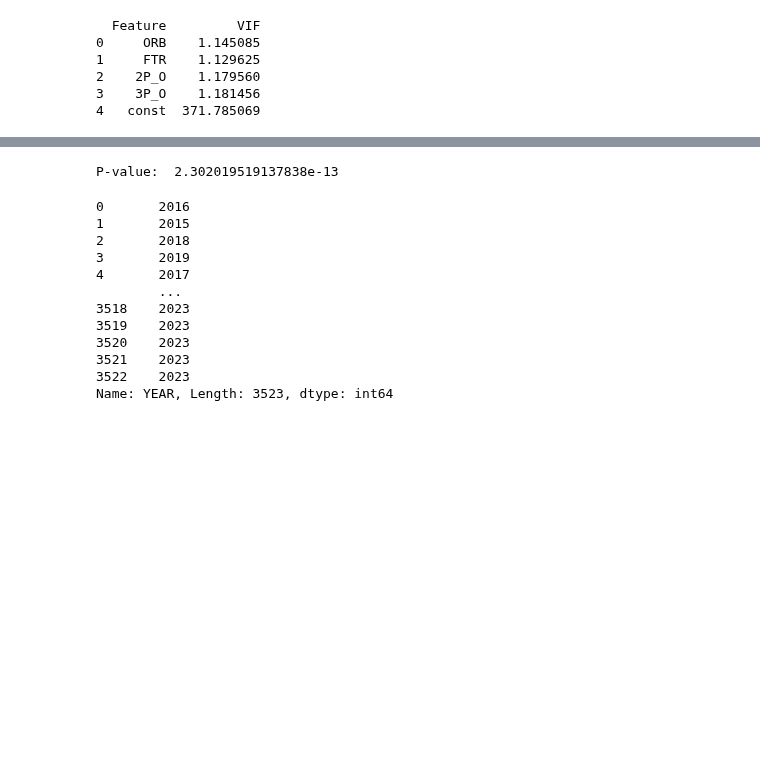
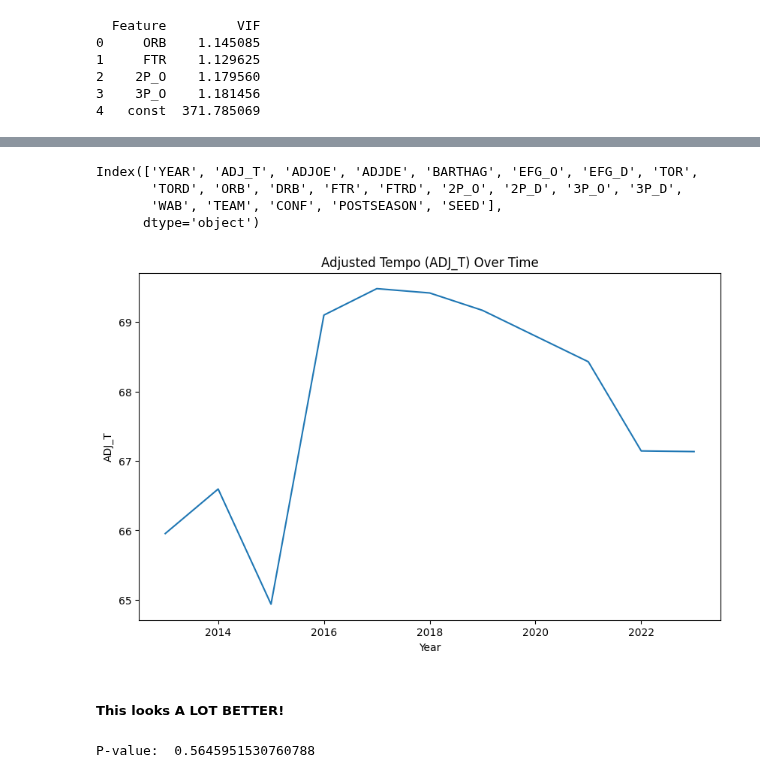
Before and after one commit to DanLightner/BUSA321, a Jupyter notebook: BUSA321/College_Basketball_EDA.ipynb, the cells around one changed output, grey strips where cells are left out. Cells and saved outputs as stored; diff of their text form; code cells hidden in the pictures; blank space fills up the shorter version.

```diff
--- a/BUSA321/College_Basketball_EDA.ipynb
+++ b/BUSA321/College_Basketball_EDA.ipynb
@@ -244,0 +430,24 @@ print(vif_data)
+# %%
+df = df.groupby('YEAR').agg({
+    'ADJ_T': 'mean',          # Adjusted Tempo: average across years
+    'ADJOE': 'mean',          # Adjusted Offensive Efficiency: average across years
+    'ADJDE': 'mean',          # Adjusted Defensive Efficiency: average across years
+    'BARTHAG': 'mean',        # Power Rating: average across years
+    'EFG_O': 'mean',          # Effective Field Goal Percentage (offensive): average
+    'EFG_D': 'mean',          # Effective Field Goal Percentage (defensive): average
+    'TOR': 'mean',            # Turnover Percentage Allowed: average
+    'TORD': 'mean',           # Turnover Percentage Committed: average
+    'ORB': 'mean',            # Offensive Rebound Rate: average
+    'DRB': 'mean',            # Defensive Rebound Rate: average
+    'FTR': 'mean',            # Free Throw Rate: average
+    'FTRD': 'mean',           # Free Throw Rate Allowed: average
+    '2P_O': 'mean',           # Two-Point Shooting Percentage (offensive): average
+    '2P_D': 'mean',           # Two-Point Shooting Percentage (defensive): average
+    '3P_O': 'mean',           # Three-Point Shooting Percentage (offensive): average
+    '3P_D': 'mean',           # Three-Point Shooting Percentage (defensive): average
+    'WAB': 'mean',            # Wins Above Bubble: average
+    'TEAM': 'first',          # Team: first occurrence (the first team of each year)
+    'CONF': 'first',          # Conference: first occurrence (the first conference of each year)
+    'POSTSEASON': 'first',    # Postseason: first occurrence
+    'SEED': 'first'           # Seed: first occurrence
+}).reset_index()
@@ -245,22 +466,26 @@ print(vif_data)
+# %%
+print(df.columns)
+# %% [output]
+Index(['YEAR', 'ADJ_T', 'ADJOE', 'ADJDE', 'BARTHAG', 'EFG_O', 'EFG_D', 'TOR',
+       'TORD', 'ORB', 'DRB', 'FTR', 'FTRD', '2P_O', '2P_D', '3P_O', '3P_D',
+       'WAB', 'TEAM', 'CONF', 'POSTSEASON', 'SEED'],
+      dtype='object')
+# %%
+import matplotlib.pyplot as plt
+
+plt.figure(figsize=(10,6))
+plt.plot(df['YEAR'], df['ADJ_T'])
+plt.title('Adjusted Tempo (ADJ_T) Over Time')
+plt.xlabel('Year')
+plt.ylabel('ADJ_T')
+plt.show()
+# %% [output]
+[figure, added]
+# %% [markdown]
+##### This looks A LOT BETTER!
 # %%
 from statsmodels.tsa.stattools import adfuller
-stationarity = adfuller(df['3P_O'], autolag='AIC')
+stationarity = adfuller(df['ADJ_T'], autolag='AIC')
 print("P-value: ", stationarity[1])
-#monthly stationarity test
 # %% [output]
-P-value:  2.302019519137838e-13
+P-value:  0.5645951530760788
-# %%
-print(df["YEAR"])
-# %% [output]
-0       2016
-1       2015
-2       2018
-3       2019
-4       2017
-        ...
-3518    2023
-3519    2023
-3520    2023
-3521    2023
-3522    2023
-Name: YEAR, Length: 3523, dtype: int64
```
Also changed, not shown: parts of 36 cells of this notebook.
